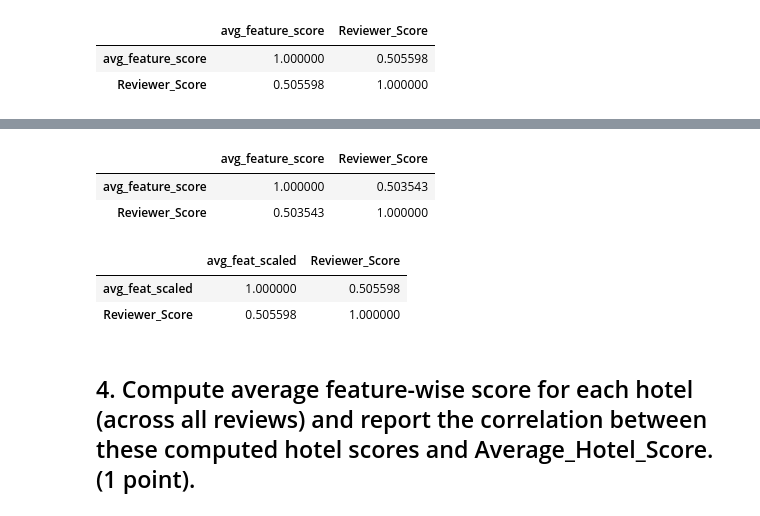
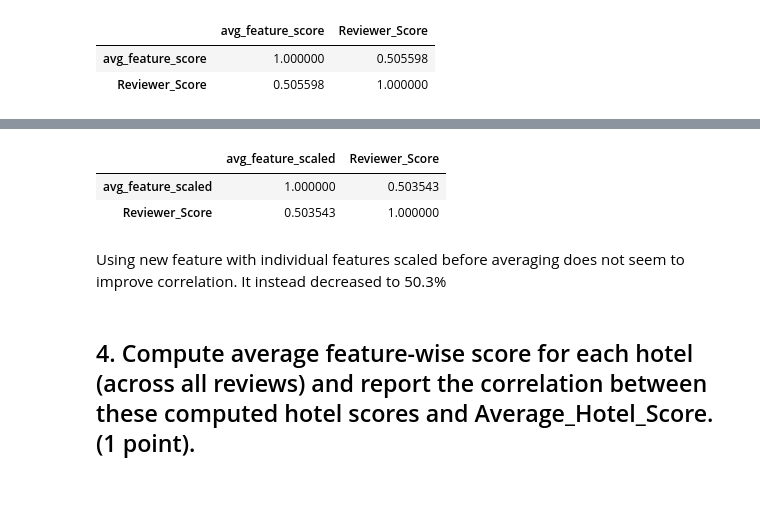
Before and after one commit to jvac06/nlp_assignments, a Jupyter notebook: hotel_reviews.ipynb, the cells around one changed output, grey strips where cells are left out. Cells and saved outputs as stored; diff of their text form; code cells hidden in the pictures.

```diff
--- a/hotel_reviews.ipynb
+++ b/hotel_reviews.ipynb
@@ -444,5 +258,2 @@ df.head()
 # df.to_pickle('hotel_reviews.pkl')
 df = pd.read_pickle('hotel_reviews.pkl')
-# %%
-pd.set_option('display.max_columns', 35)
-df.head()
@@ -456,2 +270,11 @@ df.head()
+# %%
+# selecting only certaing columns (eliminating separated negative/positive scores)
+columns = ['Hotel_Name', 'Hotel_Address', 'Review_Count',
+       'Non_Review_Scoring_Count', 'Average_Hotel_Score', 'Review_Date',
+       'Reviewer_Nationality', 'Positive_Review', 'Negative_Review',
+       'Total_Reviewer_Reviews', 'Reviewer_Score', 'Tags', 'room',
+       'hotel', 'breakfast', 'staff', 'bed', 'location',]
+
+df = df[columns]
 # %% [markdown]
 ## 3. Compute the average feature score for each review, and report the correlation between this average score and the “Reviewer_Score” column in the data file. A strong positive correlation (>0.70) would indicate that your scoring mechanism worked. If your correlation was not up to the mark, you may want to explore what you can do to improve it.(1 point)
@@ -561,13 +305,9 @@ df.head()
-# %%
-# See correlation after scaling (before averaging) - slight decrease
-df[['avg_feature_score', 'Reviewer_Score']].corr()
-# %% [output]
-|  | avg_feature_score | Reviewer_Score |
-| avg_feature_score | 1.000000 | 0.503543 |
-| Reviewer_Score | 0.503543 | 1.000000 |
-# %%
-df[['avg_feat_scaled', 'Reviewer_Score']].corr()
-# %% [output]
-|  | avg_feat_scaled | Reviewer_Score |
-| avg_feat_scaled | 1.000000 | 0.505598 |
-| Reviewer_Score | 0.505598 | 1.000000 |
+# %%
+# Getting correlation of scaled value
+df[['avg_feature_scaled', 'Reviewer_Score']].corr()
+# %% [output]
+|  | avg_feature_scaled | Reviewer_Score |
+| avg_feature_scaled | 1.000000 | 0.503543 |
+| Reviewer_Score | 0.503543 | 1.000000 |
+# %% [markdown]
+Using new feature with individual features scaled before averaging does not seem to improve correlation. It instead decreased to 50.3%
```
Also changed, not shown: parts of 65 cells of this notebook.
